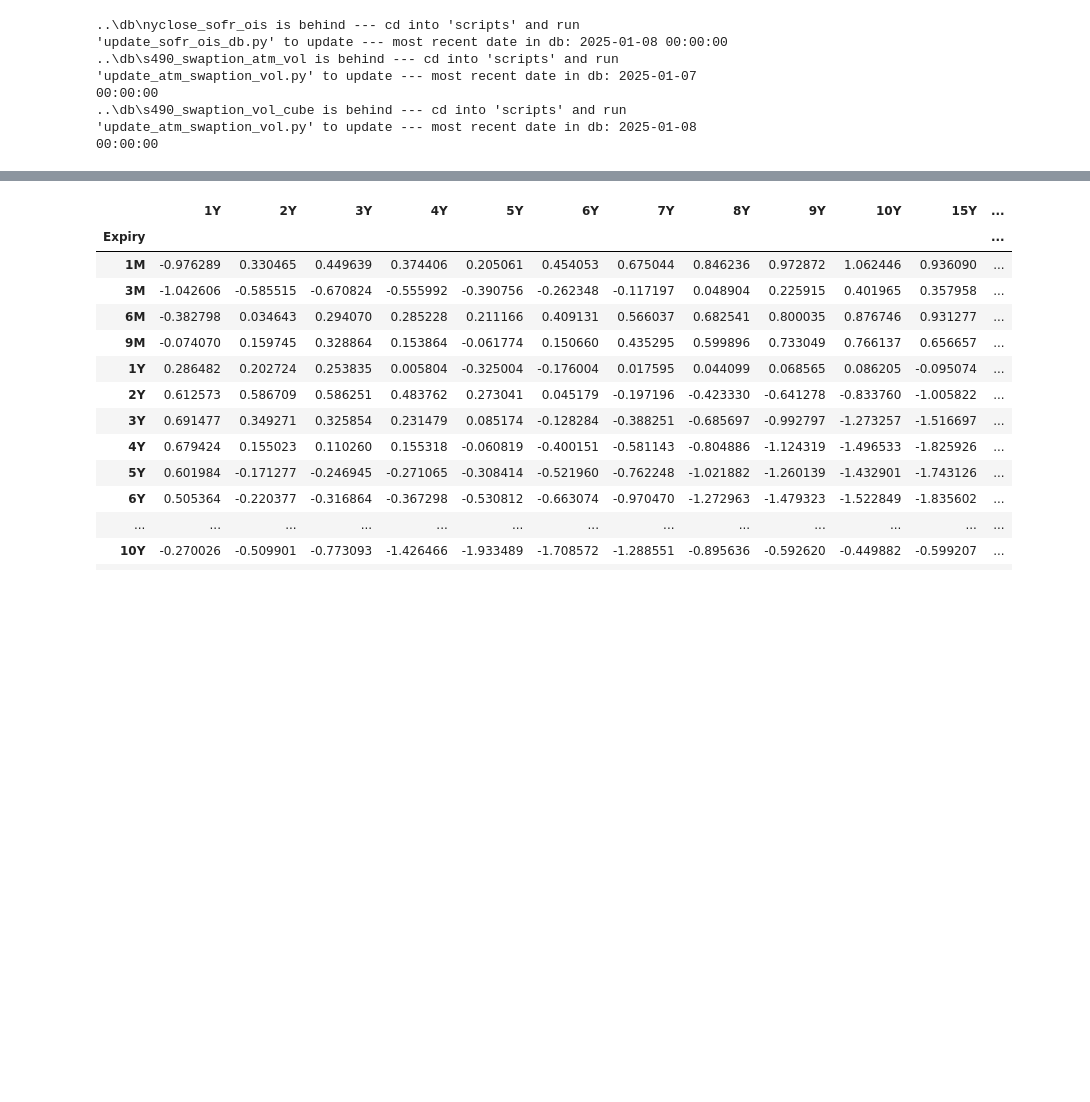
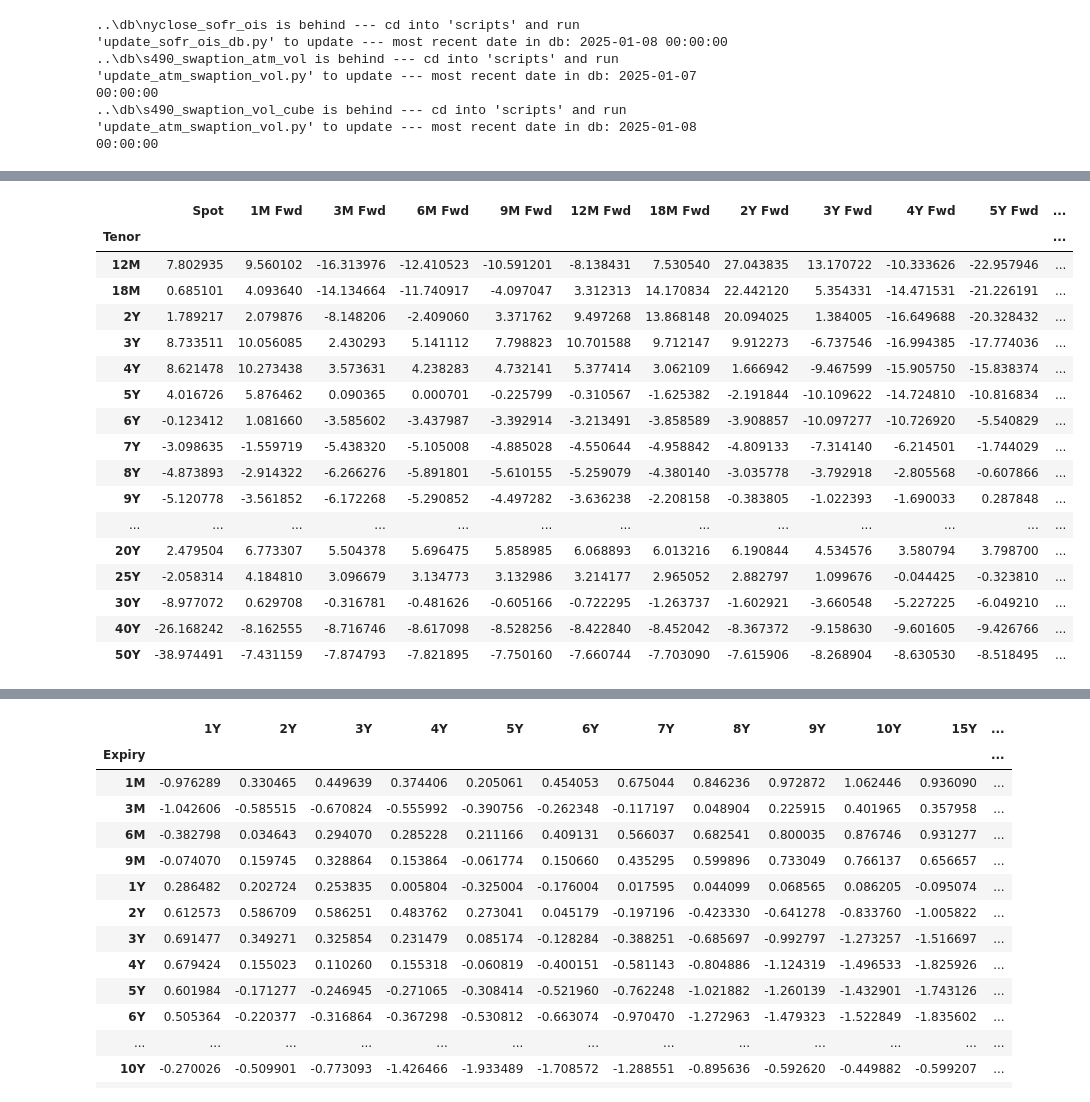
Before and after one commit to pfin/Curvy-CUSIPs, a Jupyter notebook: notebooks/temp.ipynb, the cells around one changed output, grey strips where cells are left out. Saved outputs shown, nothing was run; the diff lists cells and outputs as text; code cells hidden in the pictures; blank space fills up the shorter version.

```diff
--- a/notebooks/temp.ipynb
+++ b/notebooks/temp.ipynb
@@ -52,8 +55,8 @@ s490_swaptions = S490Swaptions(s490_swaps)
 ..\db\s490_swaption_atm_vol is behind --- cd into 'scripts' and run 'update_atm_swaption_vol.py' to update --- most recent date in db: 2025-01-07 00:00:00
 ..\db\s490_swaption_vol_cube is behind --- cd into 'scripts' and run 'update_atm_swaption_vol.py' to update --- most recent date in db: 2025-01-08 00:00:00
 # %%
-start_date = datetime(2024, 1, 1)
-end_date = datetime(2024, 5, 31)
+start_date = datetime(2023, 1, 1)
+end_date = datetime(2025, 1, 8)
 bdates = pd.date_range(start=start_date, end=end_date, freq=CustomBusinessDay(calendar=USFederalHolidayCalendar()))
 # %%
 fwd_tenors = ["1M", "3M", "6M", "9M", "12M", "18M", "2Y", "3Y", "4Y", "5Y", "6Y", "7Y", "8Y", "9Y", "10Y"]
@@ -66 +88,27 @@ fwd_grid_dict, ql_curves = s490_swaps.s490_nyclose_fwd_curve_matrices(
+# %%
+swap_r2pca_results = swap_pca_grid_residuals.runner(
+    remove_underlying_tenors=["1D", "1W", "2W", "3W", "1M", "2M", "3M", "4M", "5M", "6M", "9M"],
+    use_r2_algo=True,
+    # run_on_level_changes=True
+)
+swap_r2pca_results["residual_timeseries_dict"][end_date].style.background_gradient(cmap="RdYlGn", axis=0)
+# %% [output]
+|  | Spot | 1M Fwd | 3M Fwd | 6M Fwd | 9M Fwd | 12M Fwd | 18M Fwd | 2Y Fwd | 3Y Fwd | 4Y Fwd | 5Y Fwd | ... |
+| Tenor |  |  |  |  |  |  |  |  |  |  |  | ... |
+| 12M | 7.802935 | 9.560102 | -16.313976 | -12.410523 | -10.591201 | -8.138431 | 7.530540 | 27.043835 | 13.170722 | -10.333626 | -22.957946 | ... |
+| 18M | 0.685101 | 4.093640 | -14.134664 | -11.740917 | -4.097047 | 3.312313 | 14.170834 | 22.442120 | 5.354331 | -14.471531 | -21.226191 | ... |
+| 2Y | 1.789217 | 2.079876 | -8.148206 | -2.409060 | 3.371762 | 9.497268 | 13.868148 | 20.094025 | 1.384005 | -16.649688 | -20.328432 | ... |
+| 3Y | 8.733511 | 10.056085 | 2.430293 | 5.141112 | 7.798823 | 10.701588 | 9.712147 | 9.912273 | -6.737546 | -16.994385 | -17.774036 | ... |
+| 4Y | 8.621478 | 10.273438 | 3.573631 | 4.238283 | 4.732141 | 5.377414 | 3.062109 | 1.666942 | -9.467599 | -15.905750 | -15.838374 | ... |
+| 5Y | 4.016726 | 5.876462 | 0.090365 | 0.000701 | -0.225799 | -0.310567 | -1.625382 | -2.191844 | -10.109622 | -14.724810 | -10.816834 | ... |
+| 6Y | -0.123412 | 1.081660 | -3.585602 | -3.437987 | -3.392914 | -3.213491 | -3.858589 | -3.908857 | -10.097277 | -10.726920 | -5.540829 | ... |
+| 7Y | -3.098635 | -1.559719 | -5.438320 | -5.105008 | -4.885028 | -4.550644 | -4.958842 | -4.809133 | -7.314140 | -6.214501 | -1.744029 | ... |
+| 8Y | -4.873893 | -2.914322 | -6.266276 | -5.891801 | -5.610155 | -5.259079 | -4.380140 | -3.035778 | -3.792918 | -2.805568 | -0.607866 | ... |
+| 9Y | -5.120778 | -3.561852 | -6.172268 | -5.290852 | -4.497282 | -3.636238 | -2.208158 | -0.383805 | -1.022393 | -1.690033 | 0.287848 | ... |
+| ... | ... | ... | ... | ... | ... | ... | ... | ... | ... | ... | ... | ... |
+| 20Y | 2.479504 | 6.773307 | 5.504378 | 5.696475 | 5.858985 | 6.068893 | 6.013216 | 6.190844 | 4.534576 | 3.580794 | 3.798700 | ... |
+| 25Y | -2.058314 | 4.184810 | 3.096679 | 3.134773 | 3.132986 | 3.214177 | 2.965052 | 2.882797 | 1.099676 | -0.044425 | -0.323810 | ... |
+| 30Y | -8.977072 | 0.629708 | -0.316781 | -0.481626 | -0.605166 | -0.722295 | -1.263737 | -1.602921 | -3.660548 | -5.227225 | -6.049210 | ... |
+| 40Y | -26.168242 | -8.162555 | -8.716746 | -8.617098 | -8.528256 | -8.422840 | -8.452042 | -8.367372 | -9.158630 | -9.601605 | -9.426766 | ... |
+| 50Y | -38.974491 | -7.431159 | -7.874793 | -7.821895 | -7.750160 | -7.660744 | -7.703090 | -7.615906 | -8.268904 | -8.630530 | -8.518495 | ... |
 # %%
```
Also changed, not shown: parts of 7 cells of this notebook, 2 other files.
